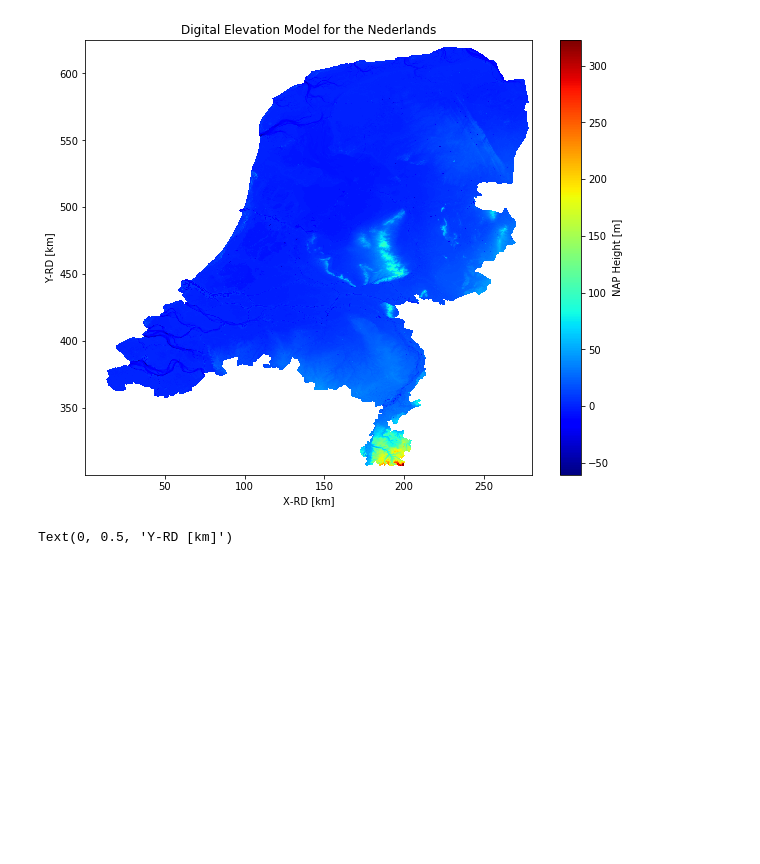
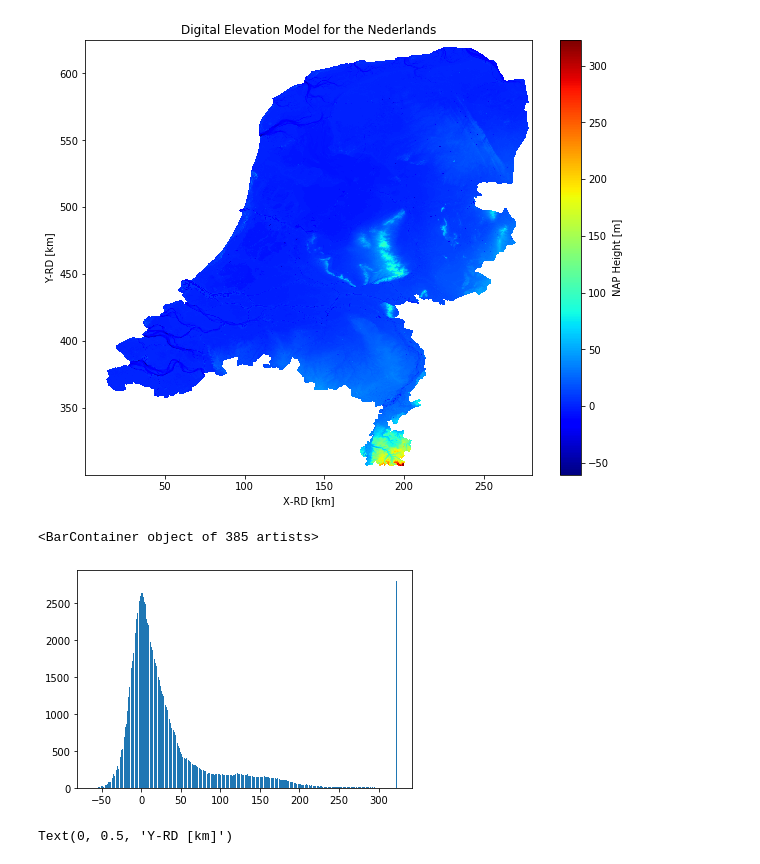
Before and after one commit to ullasrajvanshi/SimVis-Module3, a Jupyter notebook: Module 3_1/ahnexercise1.ipynb, the cells around one changed output. Drawn from its saved outputs; the diff is of its cells as text; code cells hidden in the pictures; blank space fills up the shorter version.

```diff
--- a/Module 3_1/ahnexercise1.ipynb
+++ b/Module 3_1/ahnexercise1.ipynb
@@ -42,18 +43,21 @@ Text(0, 0.5, 'Y-RD [km]')
 # %%
 # Plot histogram
 
 def histc(X, bins):
     map_to_bins = np.digitize(X, bins)
     r = np.zeros(bins.shape)
     for i in map_to_bins:
         r[i - 1] += 1
     return [r, map_to_bins]
 
 b = np.arange(-61,324,1)
 h = histc(z[:], b)
 # print(h)
-# plt.figure();
-# plt.bar(b, h)
+plt.figure();
+plt.bar(b, h[0])
+# %% [output]
+<BarContainer object of 385 artists>
+[figure, added]
 # %%
 # Using scipy to load mat file
 from scipy.io import loadmat
```
Also changed, not shown: parts of 1 cell of this notebook.
